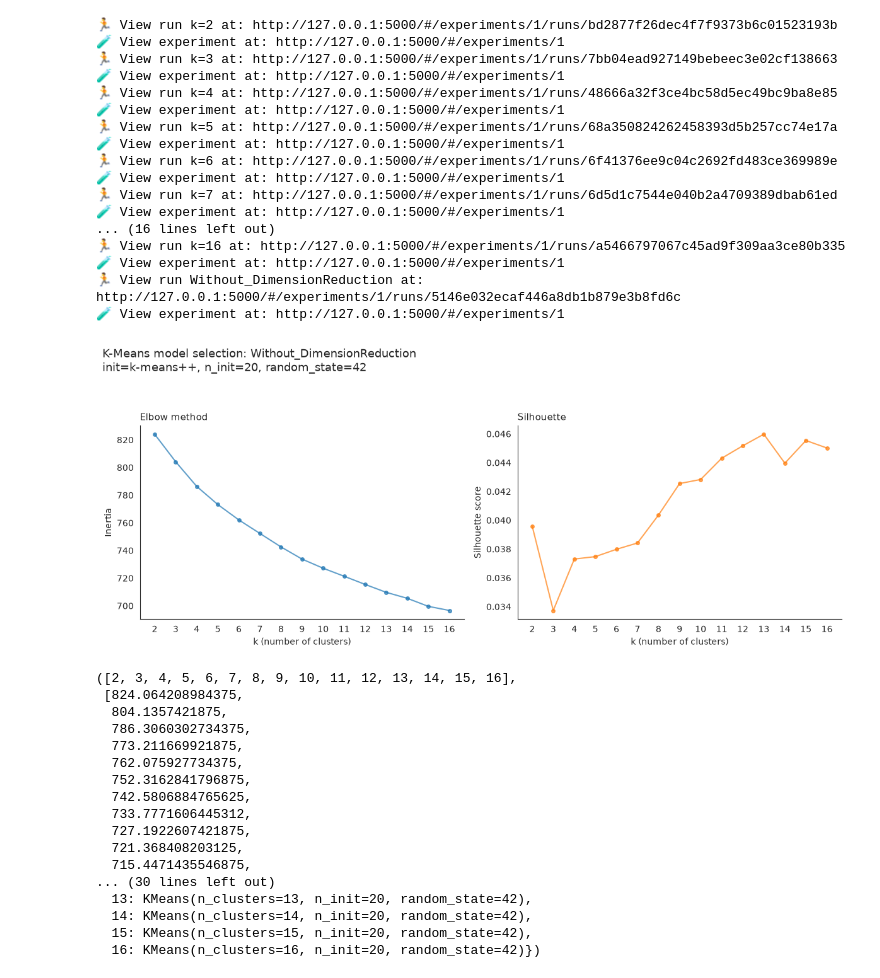
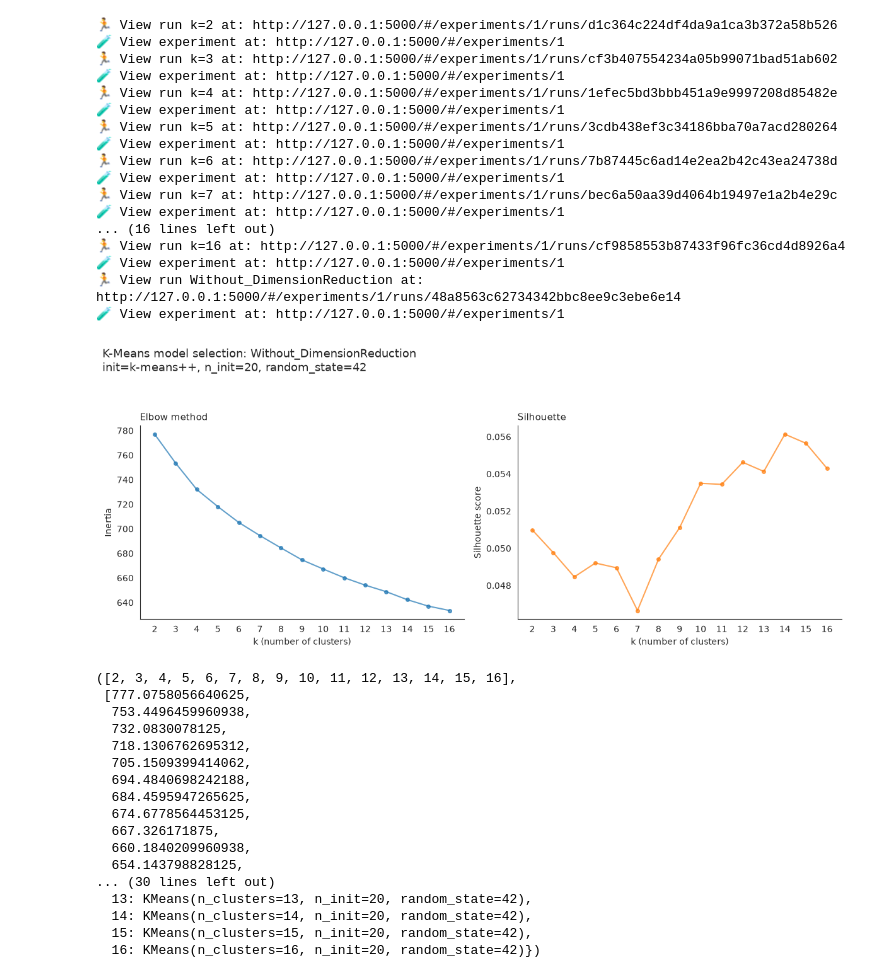
Before and after one commit to 3alae-22/Arix-Research-Paper-Recommendation-System, a Jupyter notebook: notebooks/03_training.ipynb, the cells around one changed output. Drawn from its saved outputs; the diff is of its cells as text; code cells hidden in the pictures.

```diff
--- a/notebooks/03_training.ipynb
+++ b/notebooks/03_training.ipynb
@@ -25,7 +25,7 @@ DATA_DIR = ROOT / "data"
 load_dotenv(ROOT / ".env")  # shell env wins; .env is optional
 
 MLFLOW_TRACKING_URI = os.getenv("MLFLOW_TRACKING_URI", "http://127.0.0.1:5000")
-MLFLOW_EXPERIMENT = os.getenv("MLFLOW_EXPERIMENT", "KMeans-clustering")
+MLFLOW_EXPERIMENT = os.getenv("MLFLOW_EXPERIMENT", "KMeans-clustering-v2")
 
 mlflow.set_tracking_uri(MLFLOW_TRACKING_URI)
 mlflow.set_experiment(MLFLOW_EXPERIMENT)
@@ -37,7 +36,7 @@ sns.set_style("white")
 TAB10_PALETTE = sns.color_palette("tab10")
 # %%
 df = pd.read_csv(DATA_DIR / "arxiv_papers_preprocessed_v2.csv")
-X = np.load(DATA_DIR / "arxiv_embeddings_v2.npy")
+X = np.load(DATA_DIR / "arxiv_embeddings_v2_v2.npy")
 # %%
 KMEANS_PARAMS = {"init": "k-means++", "n_init": 20, "random_state": 42}
 # %%
@@ -119,41 +118,41 @@ def run(X, run_name, metadata, k_range=range(2, 11), **model_params):
 # %%
 run(
     X,
     "Without_DimensionReduction",
-    {"preprocessing": "StandardScaler", "reduction": "none"},
+    {"reduction": "none"},
     range(2, 17),
 )
 # %% [output]
-🏃 View run k=2 at: http://127.0.0.1:5000/#/experiments/1/runs/bd2877f26dec4f7f9373b6c01523193b
+🏃 View run k=2 at: http://127.0.0.1:5000/#/experiments/1/runs/d1c364c224df4da9a1ca3b372a58b526
 🧪 View experiment at: http://127.0.0.1:5000/#/experiments/1
-🏃 View run k=3 at: http://127.0.0.1:5000/#/experiments/1/runs/7bb04ead927149bebeec3e02cf138663
+🏃 View run k=3 at: http://127.0.0.1:5000/#/experiments/1/runs/cf3b407554234a05b99071bad51ab602
 🧪 View experiment at: http://127.0.0.1:5000/#/experiments/1
-🏃 View run k=4 at: http://127.0.0.1:5000/#/experiments/1/runs/48666a32f3ce4bc58d5ec49bc9ba8e85
+🏃 View run k=4 at: http://127.0.0.1:5000/#/experiments/1/runs/1efec5bd3bbb451a9e9997208d85482e
 🧪 View experiment at: http://127.0.0.1:5000/#/experiments/1
-🏃 View run k=5 at: http://127.0.0.1:5000/#/experiments/1/runs/68a350824262458393d5b257cc74e17a
+🏃 View run k=5 at: http://127.0.0.1:5000/#/experiments/1/runs/3cdb438ef3c34186bba70a7acd280264
 🧪 View experiment at: http://127.0.0.1:5000/#/experiments/1
-🏃 View run k=6 at: http://127.0.0.1:5000/#/experiments/1/runs/6f41376ee9c04c2692fd483ce369989e
+🏃 View run k=6 at: http://127.0.0.1:5000/#/experiments/1/runs/7b87445c6ad14e2ea2b42c43ea24738d
 🧪 View experiment at: http://127.0.0.1:5000/#/experiments/1
-🏃 View run k=7 at: http://127.0.0.1:5000/#/experiments/1/runs/6d5d1c7544e040b2a4709389dbab61ed
+🏃 View run k=7 at: http://127.0.0.1:5000/#/experiments/1/runs/bec6a50aa39d4064b19497e1a2b4e29c
 🧪 View experiment at: http://127.0.0.1:5000/#/experiments/1
 ... (16 lines left out)
-🏃 View run k=16 at: http://127.0.0.1:5000/#/experiments/1/runs/a5466797067c45ad9f309aa3ce80b335
+🏃 View run k=16 at: http://127.0.0.1:5000/#/experiments/1/runs/cf9858553b87433f96fc36cd4d8926a4
 🧪 View experiment at: http://127.0.0.1:5000/#/experiments/1
-🏃 View run Without_DimensionReduction at: http://127.0.0.1:5000/#/experiments/1/runs/5146e032ecaf446a8db1b879e3b8fd6c
+🏃 View run Without_DimensionReduction at: http://127.0.0.1:5000/#/experiments/1/runs/48a8563c62734342bbc8ee9c3ebe6e14
 🧪 View experiment at: http://127.0.0.1:5000/#/experiments/1
-[figure, old version]
+[figure, new version]
 ([2, 3, 4, 5, 6, 7, 8, 9, 10, 11, 12, 13, 14, 15, 16],
- [824.064208984375,
-  804.1357421875,
-  786.3060302734375,
-  773.211669921875,
-  762.075927734375,
-  752.3162841796875,
-  742.5806884765625,
-  733.7771606445312,
-  727.1922607421875,
-  721.368408203125,
-  715.4471435546875,
+ [777.0758056640625,
+  753.4496459960938,
+  732.0830078125,
+  718.1306762695312,
+  705.1509399414062,
+  694.4840698242188,
+  684.4595947265625,
+  674.6778564453125,
+  667.326171875,
+  660.1840209960938,
+  654.143798828125,
 ... (30 lines left out)
   13: KMeans(n_clusters=13, n_init=20, random_state=42),
   14: KMeans(n_clusters=14, n_init=20, random_state=42),
```
Also changed, not shown: parts of 3 cells of this notebook, 10 other files.
